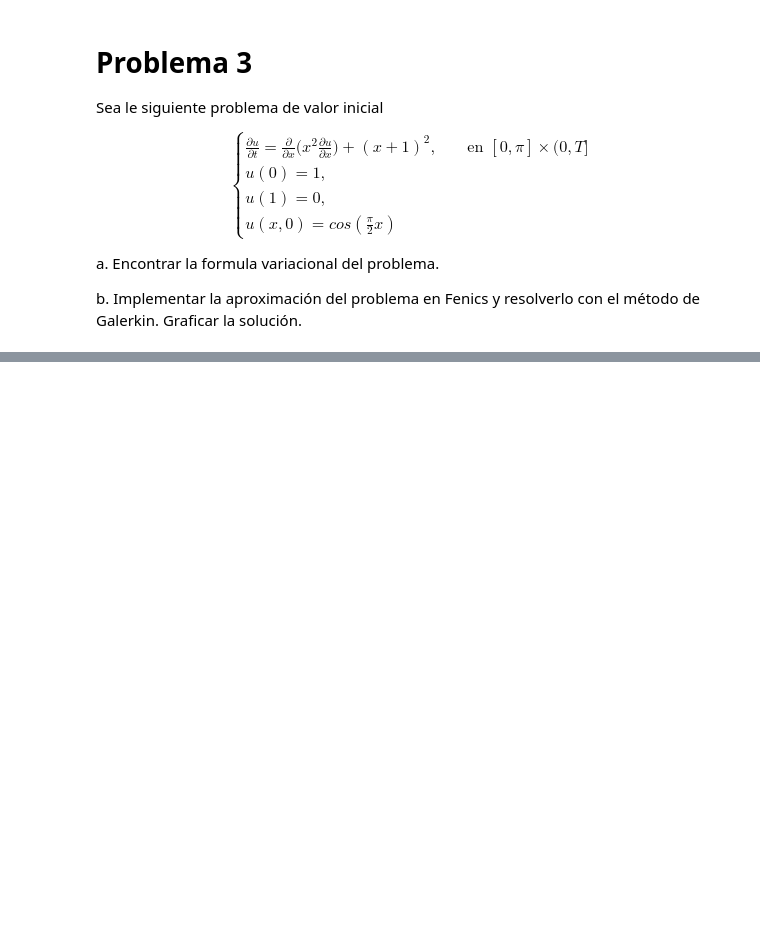
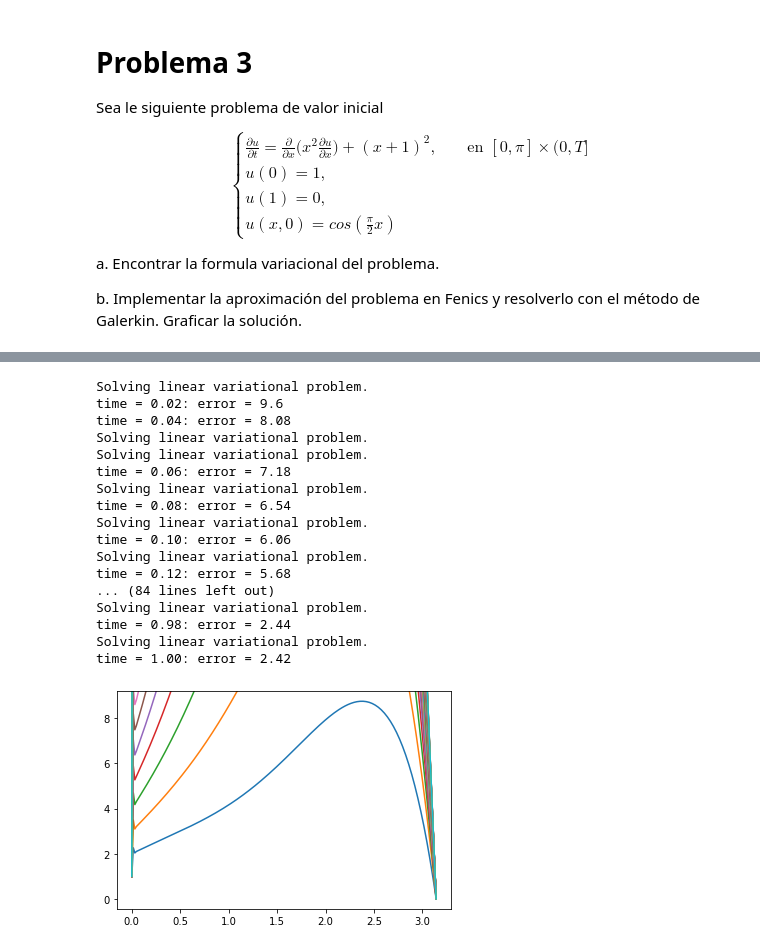
Before and after one commit to suribe06/Modeling-Simulation-2, a Jupyter notebook: FEniCS/parcial2.ipynb, the cells around one changed output, grey strips where cells are left out. Cells and saved outputs as stored; diff of their text form; code cells hidden in the pictures; blank space fills up the shorter version.

Commit message:
repaso parcial 2

```diff
--- a/FEniCS/parcial2.ipynb
+++ b/FEniCS/parcial2.ipynb
@@ -30,0 +196,49 @@ b. Implementar la aproximación del problema en Fenics y resolverlo con el méto
+# %%
+# Define the variational problem
+u = TrialFunction(V)
+v = TestFunction(V)
+alpha = Expression("x[0]*x[0]", degree=2)
+beta = Expression(" (x[0] + 1) * (x[0] + 1)", degree=2)
+
+a = u*v*dx + dt*alpha*inner(nabla_grad(u), nabla_grad(v))*dx
+L = (beta + u_k_old)*v*dx
+
+# Time-stepping
+u = Function(V)
+t = 0
+fid = File("parcial2/solution3.pvd")
+while t <= T:
+    # Update time
+    t += dt
+    u_k_old.t = t
+    # Solve variational problem at current time step
+    solve(a == L, u, bc)
+    # Plot solution
+    plot(u)
+    # Compute error at vertices
+    u_e = interpolate(u_k_old, V)
+    error = np.abs(u_e.vector().get_local() - u.vector().get_local()).max()
+    print('time = %.2f: error = %.3g' % (t, error))
+    # Update previous solution
+    u_k_old.assign(u)
+    # Save solution through time to visualize in paraview
+    fid << u, t
+# %% [output]
+Solving linear variational problem.
+time = 0.02: error = 9.6
+time = 0.04: error = 8.08
+Solving linear variational problem.
+Solving linear variational problem.
+time = 0.06: error = 7.18
+Solving linear variational problem.
+time = 0.08: error = 6.54
+Solving linear variational problem.
+time = 0.10: error = 6.06
+Solving linear variational problem.
+time = 0.12: error = 5.68
+... (84 lines left out)
+Solving linear variational problem.
+time = 0.98: error = 2.44
+Solving linear variational problem.
+time = 1.00: error = 2.42
+[figure, added]
```
Also changed, not shown: parts of 8 cells of this notebook, 51 other files.
